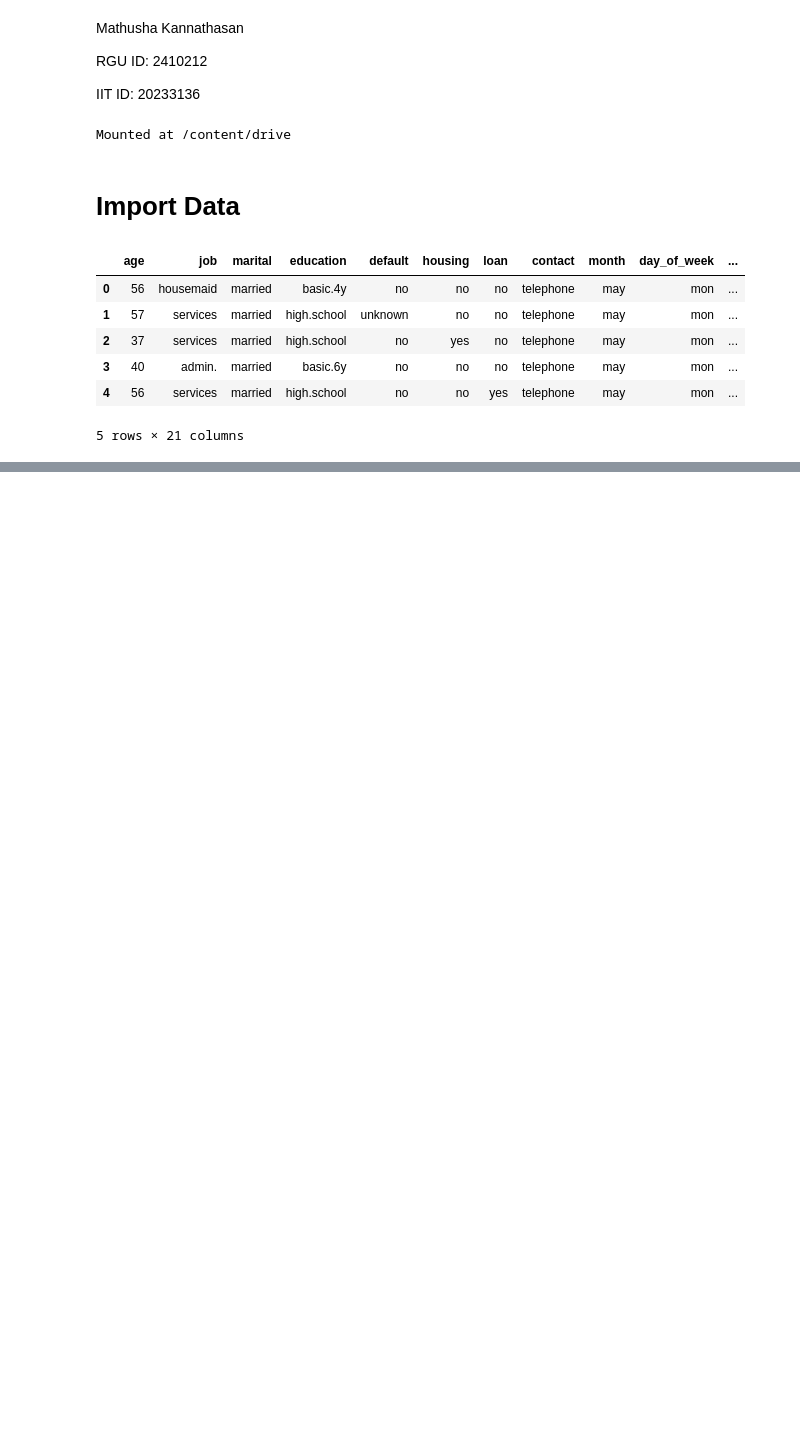
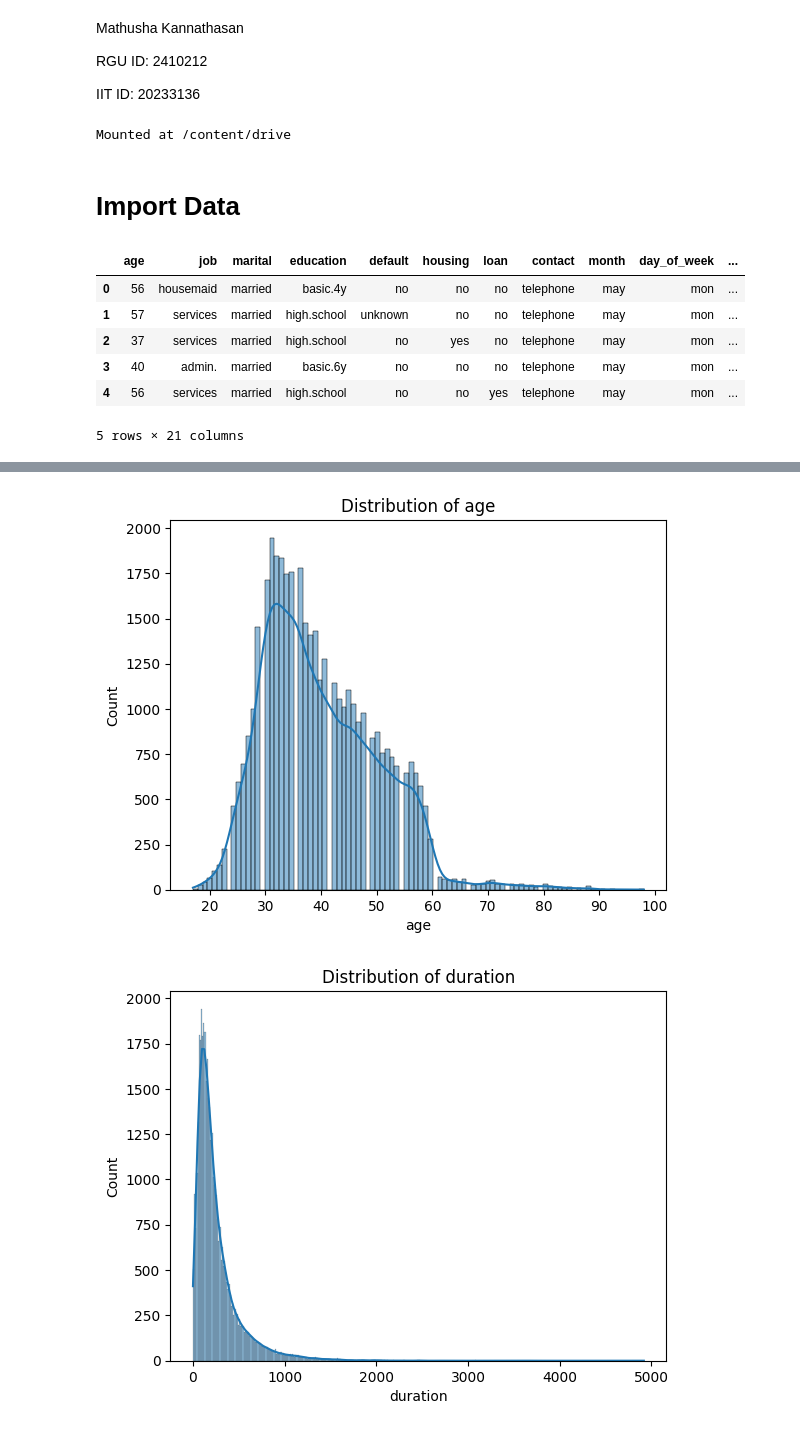
Before and after one commit to mathu3004/Bank_Marketing_MachineLearning_CW, a Jupyter notebook: Bank_Marketing_CM2604.ipynb, the cells around one changed output, grey strips where cells are left out. Saved outputs shown, nothing was run; the diff lists cells and outputs as text; code cells hidden in the pictures; blank space fills up the shorter version.

```diff
--- a/Bank_Marketing_CM2604.ipynb
+++ b/Bank_Marketing_CM2604.ipynb
@@ -40,0 +136,8 @@ df.head()
+# %%
+# Checking unique values in categorical columns
+print("\nUnique Values in Categorical Columns:")
+categorical_cols = data.select_dtypes(include=['object']).columns
+for col in categorical_cols:
+    print(f"{col}: {data[col].nunique()} unique values")
+
+print("Unique values in 'y' column before processing:", data['y'].unique())
@@ -40,0 +172,10 @@ df.head()
+# %%
+# Plot distributions of numerical features
+for col in numerical_data.columns:
+    plt.figure()
+    sns.histplot(numerical_data[col], kde=True)
+    plt.title(f"Distribution of {col}")
+    plt.show()
+# %% [output]
+[figure, added]
+[figure, added]
```
Also changed, not shown: parts of 10 cells of this notebook.
